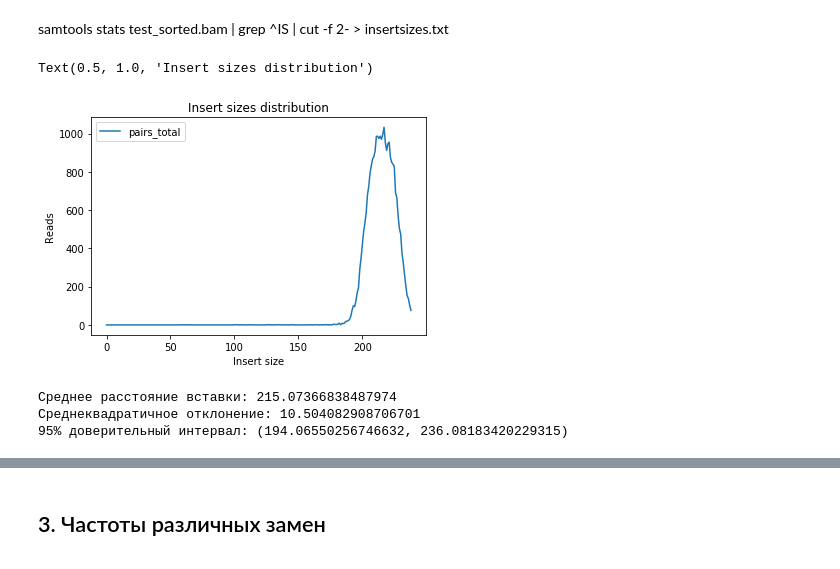
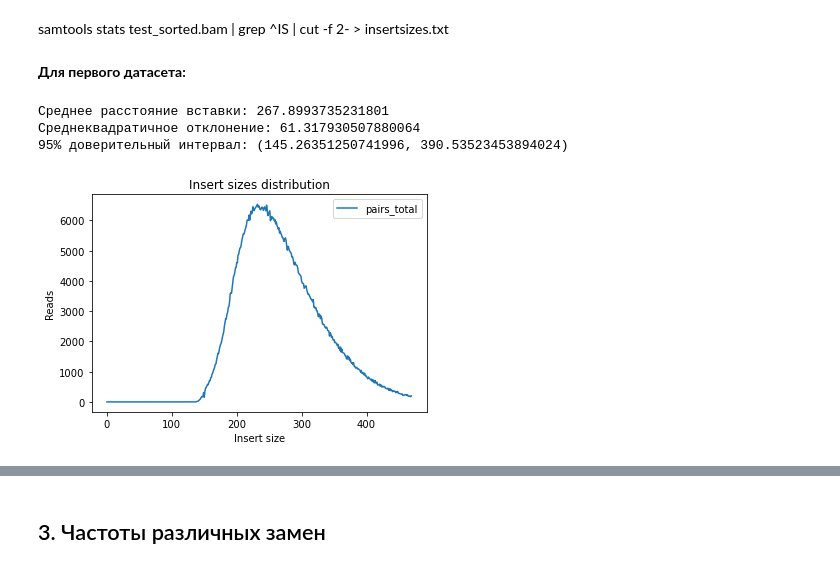
Before and after one commit to vkpankov/BioInfML, a Jupyter notebook: NGS/HW2.ipynb, the cells around one changed output, grey strips where cells are left out. Saved outputs shown, nothing was run; the diff lists cells and outputs as text; code cells hidden in the pictures.

```diff
--- a/NGS/HW2.ipynb
+++ b/NGS/HW2.ipynb
@@ -47,23 +45,25 @@ plotGenomeCoverage("data/HW2/test/test_coverage.txt", 1000)
 # %% [markdown]
  samtools stats test_sorted.bam | grep ^IS | cut -f 2- > insertsizes.txt
 # %%
-df = pd.read_csv("data/HW2/test/insertsizes.txt", sep="\t", usecols=[0,1], header=None)
-df = df.rename(columns = {0: "insert_size", 1: "pairs_total"})
-df.plot(x="insert_size", y="pairs_total")
-plt.ylabel("Reads")
-plt.xlabel("Insert size")
-plt.title("Insert sizes distribution")
+def plotInsertSizes(insertSizesDataFileName):
+    df = pd.read_csv(insertSizesDataFileName, sep="\t", usecols=[0,1], header=None)
+    df = df.rename(columns = {0: "insert_size", 1: "pairs_total"})
+    df.plot(x="insert_size", y="pairs_total")
+    plt.ylabel("Reads")
+    plt.xlabel("Insert size")
+    plt.title("Insert sizes distribution")
+
+    mean = (df.insert_size*df.pairs_total).sum()/df.pairs_total.sum()
+    print(f"Среднее расстояние вставки: {mean}")
+    std = np.sqrt(np.cov(df.insert_size, aweights=df.pairs_total))
+    print(f"Среднеквадратичное отклонение: {std}")
+    print(f"95% доверительный интервал: ({mean - 2*std}, {mean + 2*std})")
-# %% [output]
-Text(0.5, 1.0, 'Insert sizes distribution')
-[figure, removed]
-# %%
-mean = (df.insert_size*df.pairs_total).sum()/df.pairs_total.sum()
-print(f"Среднее расстояние вставки: {mean}")
-std = np.sqrt(np.cov(df.insert_size, aweights=df.pairs_total))
-print(f"Среднеквадратичное отклонение: {std}")
-
-print(f"95% доверительный интервал: ({mean - 2*std}, {mean + 2*std})")
-# %% [output]
-Среднее расстояние вставки: 215.07366838487974
-Среднеквадратичное отклонение: 10.504082908706701
-95% доверительный интервал: (194.06550256746632, 236.08183420229315)
+# %% [markdown]
+**Для первого датасета:**
+# %%
+plotInsertSizes("data/HW2/test/frag_insertsizes.txt")
+# %% [output]
+Среднее расстояние вставки: 267.8993735231801
+Среднеквадратичное отклонение: 61.317930507880064
+95% доверительный интервал: (145.26351250741996, 390.53523453894024)
+[figure, added]
```
Also changed, not shown: parts of 20 cells of this notebook.
